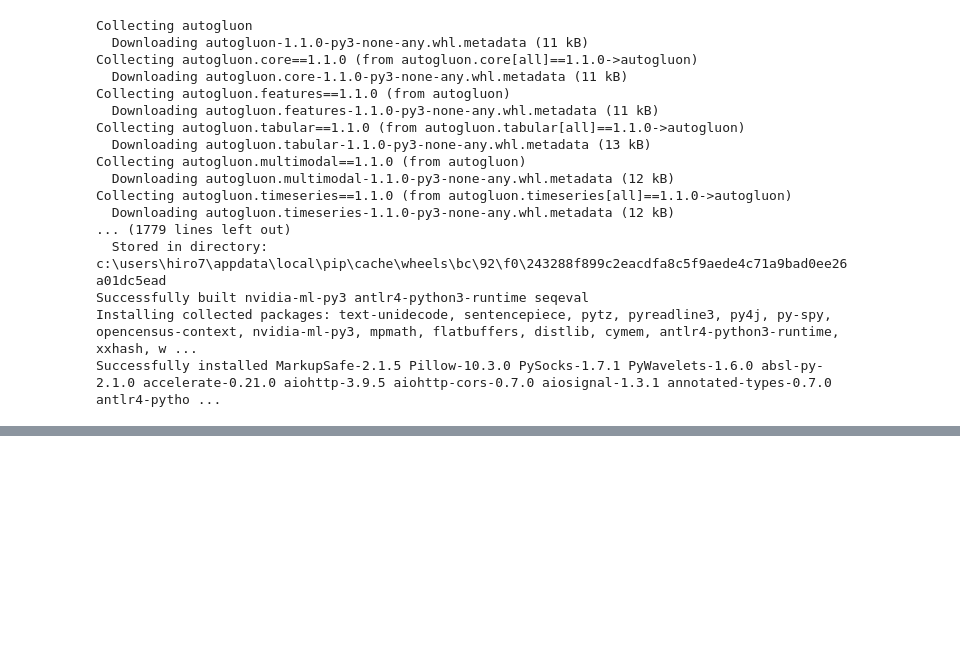
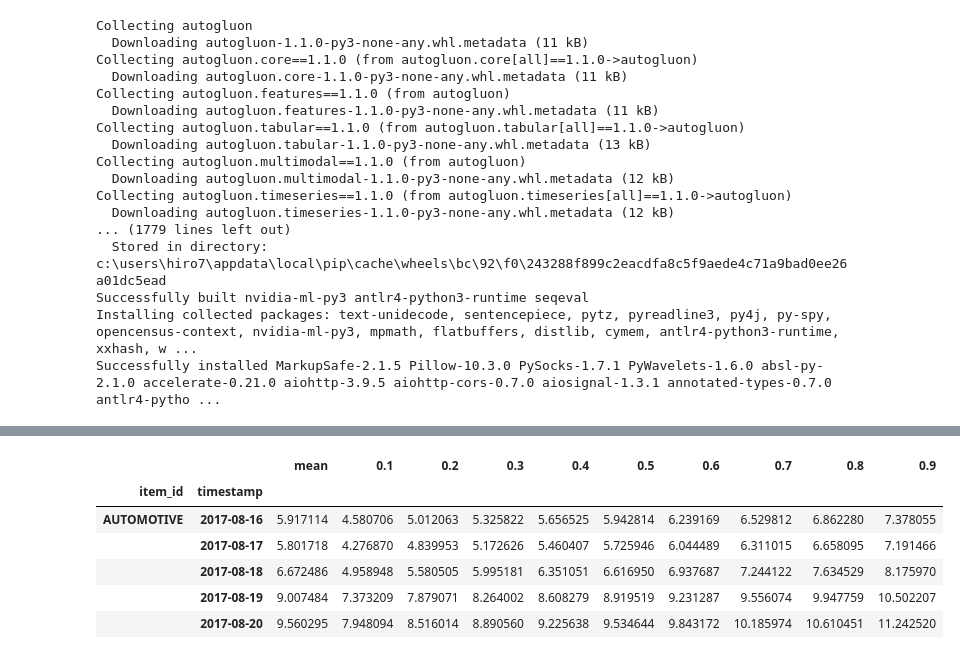
Before and after one commit to jinkukuku/kaggle_project, a Jupyter notebook: aaaa.ipynb, the cells around one changed output, grey strips where cells are left out. Saved outputs shown, nothing was run; the diff lists cells and outputs as text; code cells hidden in the pictures; blank space fills up the shorter version.

```diff
--- a/aaaa.ipynb
+++ b/aaaa.ipynb
@@ -24,0 +160,10 @@ import numpy as np
+# %%
+predictions.head()
+# %% [output]
+|  |  | mean | 0.1 | 0.2 | 0.3 | 0.4 | 0.5 | 0.6 | 0.7 | 0.8 | 0.9 |
+| item_id | timestamp |  |  |  |  |  |  |  |  |  |  |
+| AUTOMOTIVE | 2017-08-16 | 5.917114 | 4.580706 | 5.012063 | 5.325822 | 5.656525 | 5.942814 | 6.239169 | 6.529812 | 6.862280 | 7.378055 |
+|  | 2017-08-17 | 5.801718 | 4.276870 | 4.839953 | 5.172626 | 5.460407 | 5.725946 | 6.044489 | 6.311015 | 6.658095 | 7.191466 |
+|  | 2017-08-18 | 6.672486 | 4.958948 | 5.580505 | 5.995181 | 6.351051 | 6.616950 | 6.937687 | 7.244122 | 7.634529 | 8.175970 |
+|  | 2017-08-19 | 9.007484 | 7.373209 | 7.879071 | 8.264002 | 8.608279 | 8.919519 | 9.231287 | 9.556074 | 9.947759 | 10.502207 |
+|  | 2017-08-20 | 9.560295 | 7.948094 | 8.516014 | 8.890560 | 9.225638 | 9.534644 | 9.843172 | 10.185974 | 10.610451 | 11.242520 |
```
Also changed, not shown: parts of 23 cells of this notebook.
